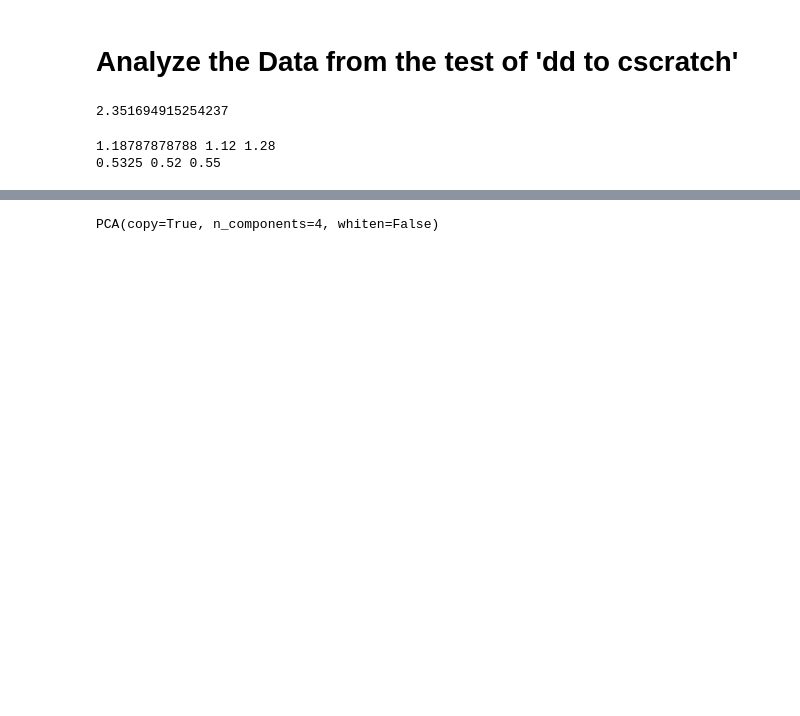
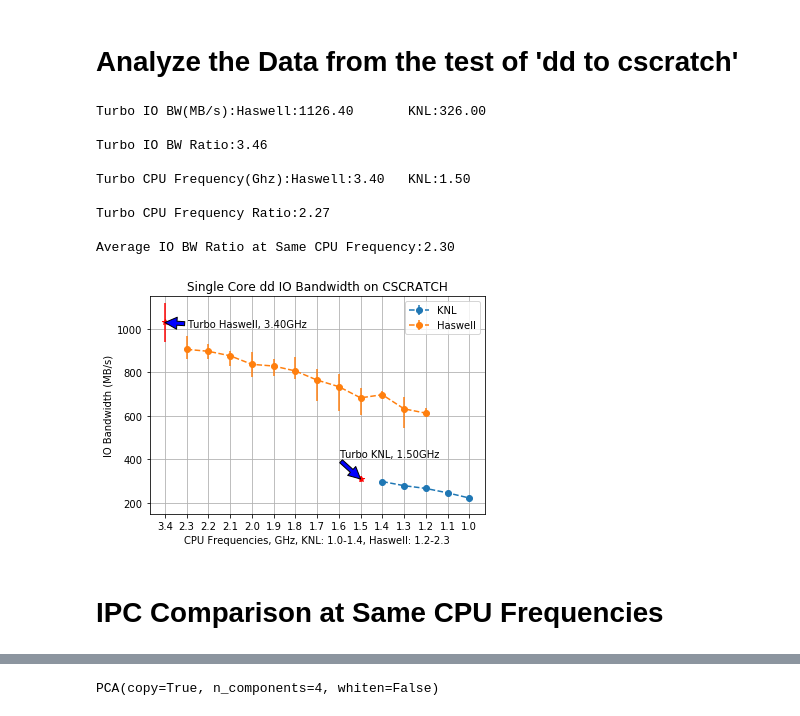
Before and after one commit to NERSC/heterogeneous-IO, a Jupyter notebook: cpu/plot/hio.ipynb, the cells around one changed output, grey strips where cells are left out. Saved outputs shown, nothing was run; the diff lists cells and outputs as text; code cells hidden in the pictures; blank space fills up the shorter version.

```diff
--- a/cpu/plot/hio.ipynb
+++ b/cpu/plot/hio.ipynb
@@ -138,16 +278,21 @@ raw=0
 (df_has,df_knl)=load_data(knl_perf_f,has_perf_f,knl_cpu_f,has_cpu_f,has_io_f,knl_io_f,raw)
 df_knl_same=df_knl[(df_knl['userset'] <=1.4) & (df_knl['userset'] >=1.2)]
 df_has_same=df_has[(df_has['userset'] <=1.4) & (df_has['userset'] >=1.2)]
-# %%
-df_has_same['IPC'].mean()/df_knl_same['IPC'].mean()
-# %% [output]
-2.351694915254237
-# %%
-print df_has['IPC'].mean(),df_has['IPC'].min(),df_has['IPC'].max()
-print df_knl['IPC'].mean(),df_knl['IPC'].min(),df_knl['IPC'].max()
-# %% [output]
-1.18787878788 1.12 1.28
-0.5325 0.52 0.55
+# %%
+plot_hasknl(df_has,df_knl,"Single Core dd IO Bandwidth on CSCRATCH")
+# %% [output]
+Turbo IO BW(MB/s):Haswell:1126.40       KNL:326.00
+
+Turbo IO BW Ratio:3.46
+
+Turbo CPU Frequency(Ghz):Haswell:3.40   KNL:1.50
+
+Turbo CPU Frequency Ratio:2.27
+
+Average IO BW Ratio at Same CPU Frequency:2.30
+[figure, added]
+# %% [markdown]
+# IPC Comparison at Same CPU Frequencies
 # %%
 df_has_same_mean=df_has_same.groupby(df_has_same.index / 3).mean()
 df_knl_same_mean=df_knl_same.groupby(df_knl_same.index / 3).mean()
```
Also changed, not shown: parts of 70 cells of this notebook, 5 other files.
